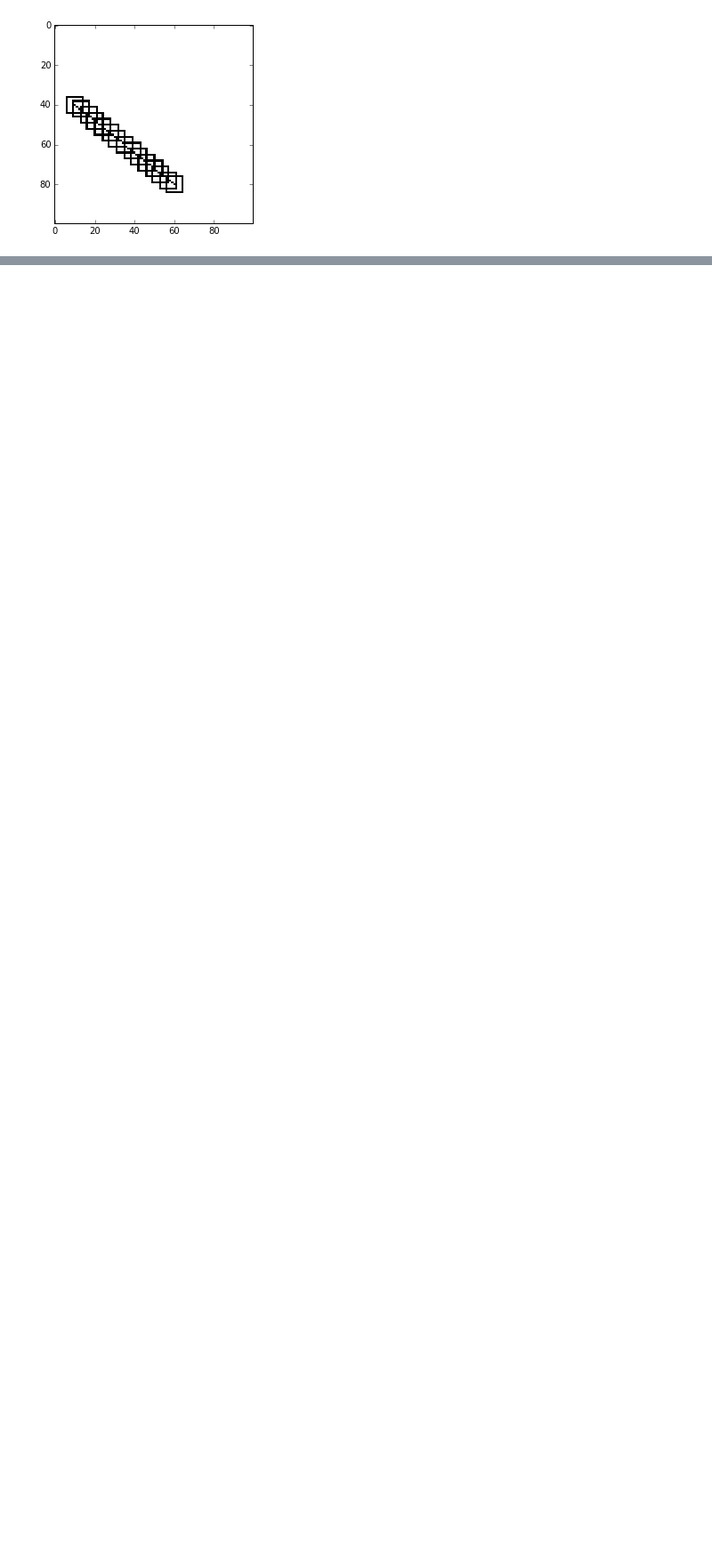
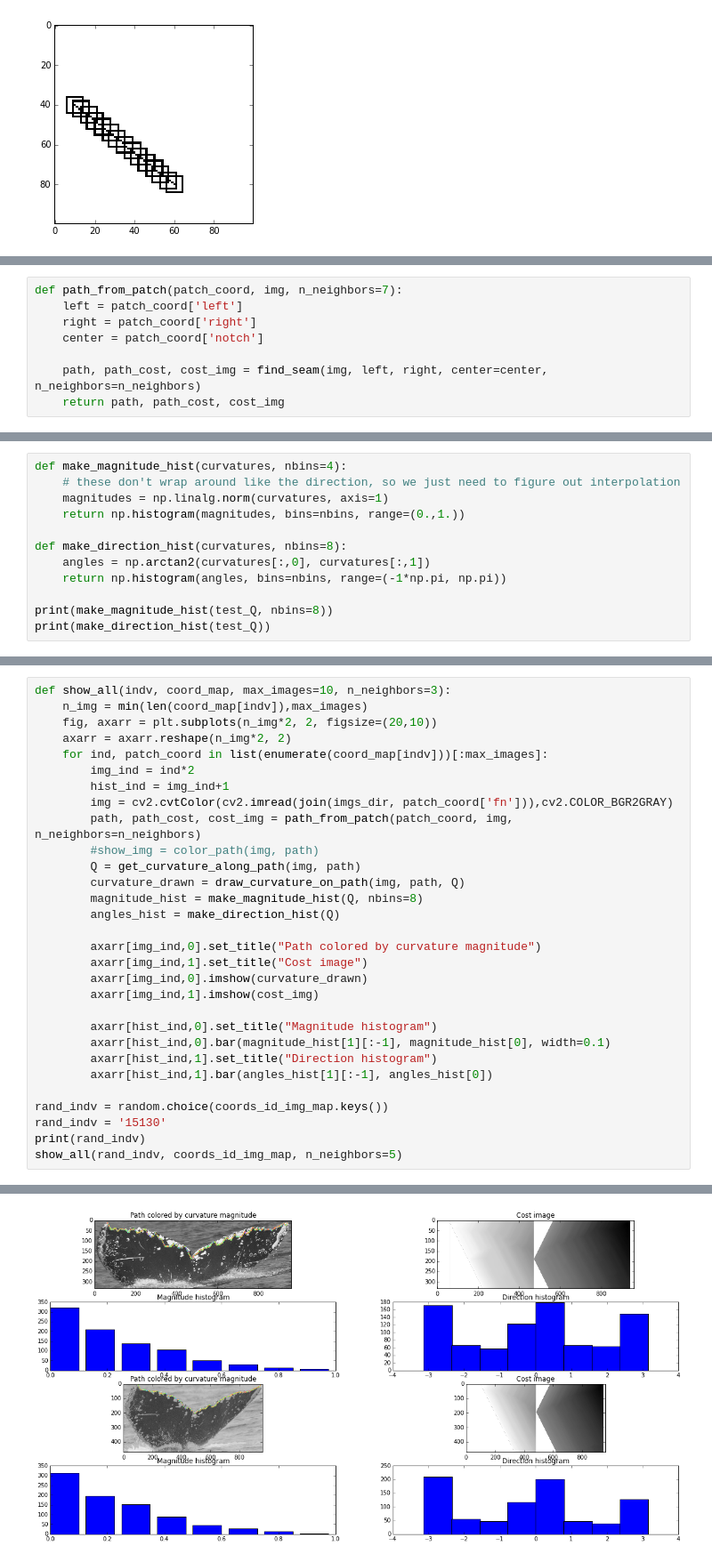
Before and after one commit to zmjjmz/thesiswork, a Jupyter notebook: edge_extract/Extract Edge.ipynb, the cells around one changed output, grey strips where cells are left out. Shown at 89% size. Cells and saved outputs as stored; diff of their text form; blank space fills up the shorter version.

```diff
--- a/edge_extract/Extract Edge.ipynb
+++ b/edge_extract/Extract Edge.ipynb
@@ -232,0 +208,8 @@ show_edge(rand_indv, coords_id_img_map)
+# %%
+def path_from_patch(patch_coord, img, n_neighbors=7):
+    left = patch_coord['left']
+    right = patch_coord['right']
+    center = patch_coord['notch']
+
+    path, path_cost, cost_img = find_seam(img, left, right, center=center, n_neighbors=n_neighbors)
+    return path, path_cost, cost_img
@@ -232,0 +274,12 @@ show_edge(rand_indv, coords_id_img_map)
+# %%
+def make_magnitude_hist(curvatures, nbins=4):
+    # these don't wrap around like the direction, so we just need to figure out interpolation
+    magnitudes = np.linalg.norm(curvatures, axis=1)
+    return np.histogram(magnitudes, bins=nbins, range=(0.,1.))
+
+def make_direction_hist(curvatures, nbins=8):
+    angles = np.arctan2(curvatures[:,0], curvatures[:,1])
+    return np.histogram(angles, bins=nbins, range=(-1*np.pi, np.pi))
+
+print(make_magnitude_hist(test_Q, nbins=8))
+print(make_direction_hist(test_Q))
@@ -232,0 +290,31 @@ show_edge(rand_indv, coords_id_img_map)
+# %%
+def show_all(indv, coord_map, max_images=10, n_neighbors=3):
+    n_img = min(len(coord_map[indv]),max_images)
+    fig, axarr = plt.subplots(n_img*2, 2, figsize=(20,10))
+    axarr = axarr.reshape(n_img*2, 2)
+    for ind, patch_coord in list(enumerate(coord_map[indv]))[:max_images]:
+        img_ind = ind*2
+        hist_ind = img_ind+1
+        img = cv2.cvtColor(cv2.imread(join(imgs_dir, patch_coord['fn'])),cv2.COLOR_BGR2GRAY)
+        path, path_cost, cost_img = path_from_patch(patch_coord, img, n_neighbors=n_neighbors)
+        #show_img = color_path(img, path)
+        Q = get_curvature_along_path(img, path)
+        curvature_drawn = draw_curvature_on_path(img, path, Q)
+        magnitude_hist = make_magnitude_hist(Q, nbins=8)
+        angles_hist = make_direction_hist(Q)
+
+        axarr[img_ind,0].set_title("Path colored by curvature magnitude")
+        axarr[img_ind,1].set_title("Cost image")
+        axarr[img_ind,0].imshow(curvature_drawn)
+        axarr[img_ind,1].imshow(cost_img)
+
+        axarr[hist_ind,0].set_title("Magnitude histogram")
+        axarr[hist_ind,0].bar(magnitude_hist[1][:-1], magnitude_hist[0], width=0.1)
+        axarr[hist_ind,1].set_title("Direction histogram")
+        axarr[hist_ind,1].bar(angles_hist[1][:-1], angles_hist[0])
+
+rand_indv = random.choice(coords_id_img_map.keys())
+rand_indv = '15130'
+print(rand_indv)
+show_all(rand_indv, coords_id_img_map, n_neighbors=5)
+# %% [output]
@@ -232,0 +322 @@ show_edge(rand_indv, coords_id_img_map)
+[figure, added]
```
Also changed, not shown: parts of 12 cells of this notebook, 1 other file.
